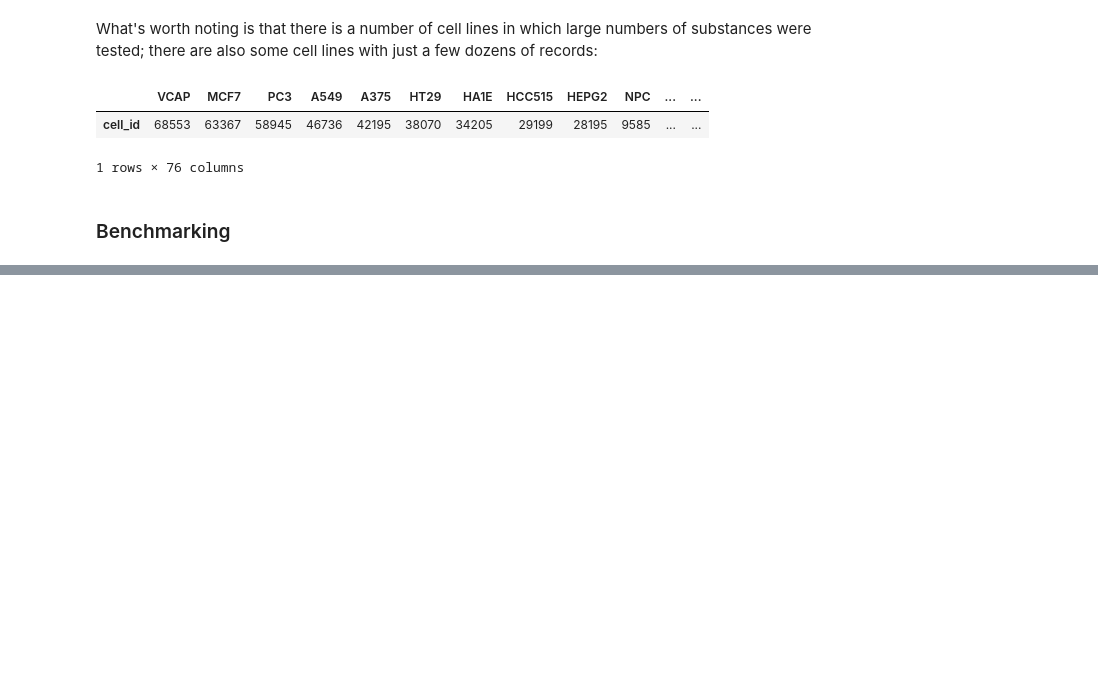
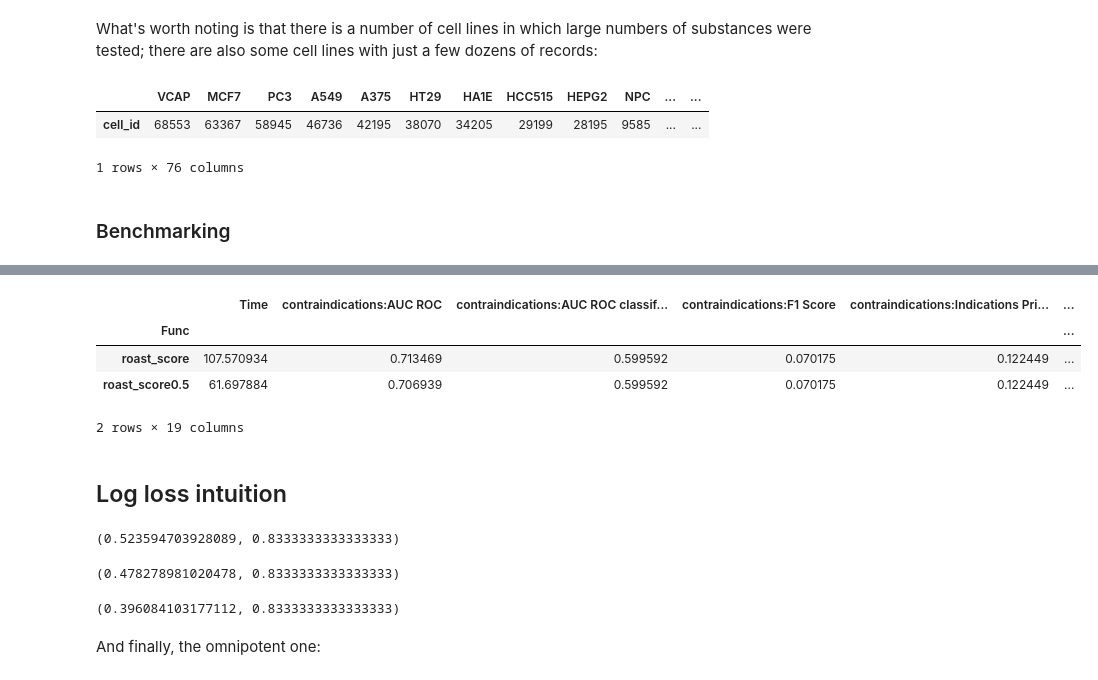
Before and after one commit to krassowski/drug-disease-profile-matching, a Jupyter notebook: notebooks/Signature-based drug-disease associations/Methods_overview.ipynb, the cells around one changed output, grey strips where cells are left out. Cells and saved outputs as stored; diff of their text form; code cells hidden in the pictures; blank space fills up the shorter version.

```diff
--- a/notebooks/Signature-based drug-disease associations/Methods_overview.ipynb
+++ b/notebooks/Signature-based drug-disease associations/Methods_overview.ipynb
@@ -482,0 +505,31 @@ show_table(DataFrame(data.dcm.sig_info.cell_id.value_counts()).T, n_rows=20)
+# %%
+results_roast
+# %% [output]
+|  | Time | contraindications:AUC ROC | contraindications:AUC ROC classif... | contraindications:F1 Score | contraindications:Indications Pri... | ... |
+| Func |  |  |  |  |  | ... |
+| roast_score | 107.570934 | 0.713469 | 0.599592 | 0.070175 | 0.122449 | ... |
+| roast_score0.5 | 61.697884 | 0.706939 | 0.599592 | 0.070175 | 0.122449 | ... |
+2 rows × 19 columns
+# %% [markdown]
+## Log loss intuition
+# %%
+from sklearn.metrics import log_loss, roc_auc_score
+                                      # good guess, bad guess, good guess, bad guess
+y_t  =                                 [  0,   0,   0,   0,   1,   1,   1]
+y_p_knows_or_takes_a_brave_guess =     [0.0, 0.0, 0.2, 0.8, 0.8, 0.2, 1.0]
+y_p_knows_or_takes_a_shy_guess   =     [0.0, 0.0, 0.25, 0.75, 0.75, 0.25, 1.0]
+y_p_knows_or_admits_that_has_no_idea = [0.0, 0.0, 0.5, 0.5, 0.5, 0.5, 1.0]
+
+log_loss(y_t, y_p_knows_or_takes_a_brave_guess), roc_auc_score(y_t, y_p_knows_or_takes_a_brave_guess)
+# %% [output]
+(0.523594703928089, 0.8333333333333333)
+# %%
+log_loss(y_t, y_p_knows_or_takes_a_shy_guess), roc_auc_score(y_t, y_p_knows_or_takes_a_shy_guess)
+# %% [output]
+(0.478278981020478, 0.8333333333333333)
+# %%
+log_loss(y_t, y_p_knows_or_admits_that_has_no_idea), roc_auc_score(y_t, y_p_knows_or_admits_that_has_no_idea)
+# %% [output]
+(0.396084103177112, 0.8333333333333333)
+# %% [markdown]
+And finally, the omnipotent one:
```
Also changed, not shown: parts of 8 cells of this notebook.
